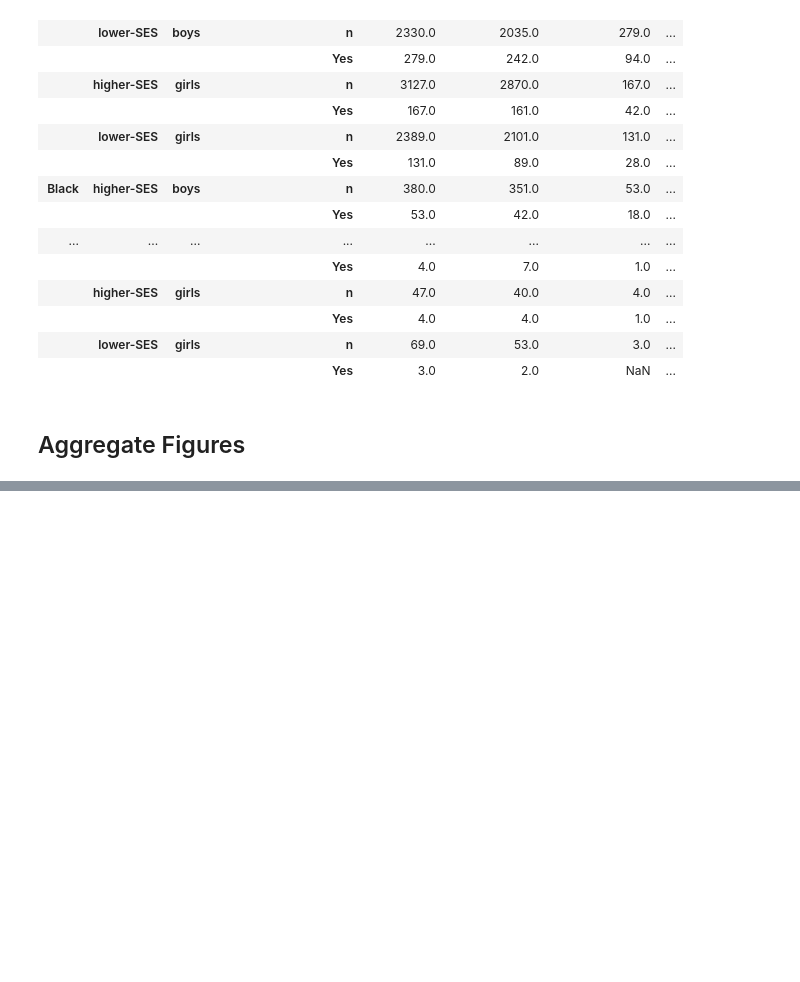
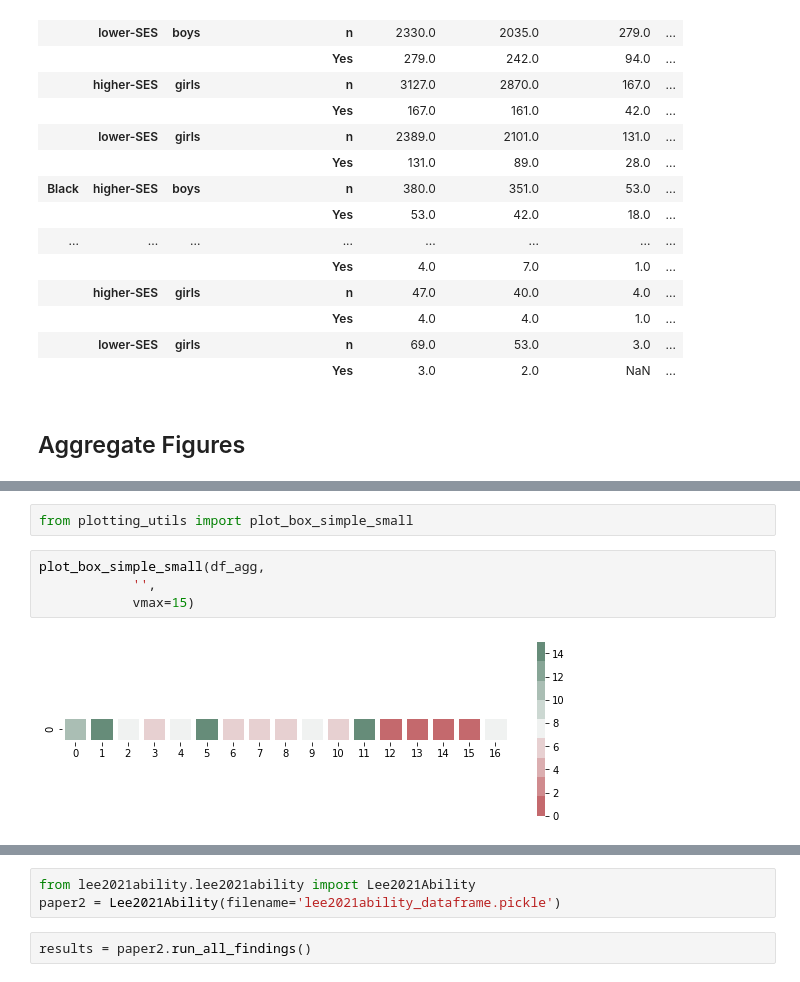
Before and after one commit to DataResponsibly/SynRD, a Jupyter notebook: papers/generate_figures.ipynb, the cells around one changed output, grey strips where cells are left out. Drawn from its saved outputs; the diff is of its cells as text; blank space fills up the shorter version.

```diff
--- a/papers/generate_figures.ipynb
+++ b/papers/generate_figures.ipynb
@@ -130,0 +157,8 @@ plot_line_nested_epsilon_dict(real_vs_private_soft['saw2018cross'])
+# %%
+from plotting_utils import plot_box_simple_small
+# %%
+plot_box_simple_small(df_agg,
+            '',
+            vmax=15)
+# %% [output]
+[figure, added]
@@ -130,0 +166,5 @@ plot_line_nested_epsilon_dict(real_vs_private_soft['saw2018cross'])
+# %%
+from lee2021ability.lee2021ability import Lee2021Ability
+paper2 = Lee2021Ability(filename='lee2021ability_dataframe.pickle')
+# %%
+results = paper2.run_all_findings()
```
Also changed, not shown: parts of 13 cells of this notebook, 3 other files.
